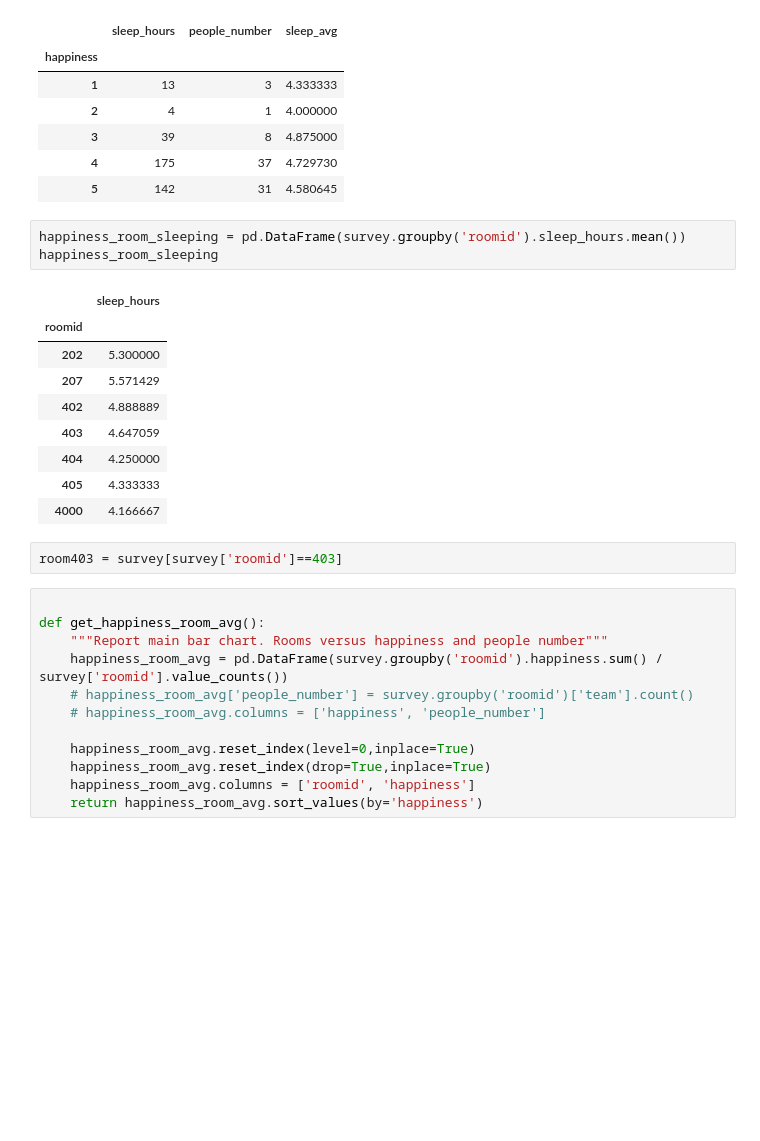
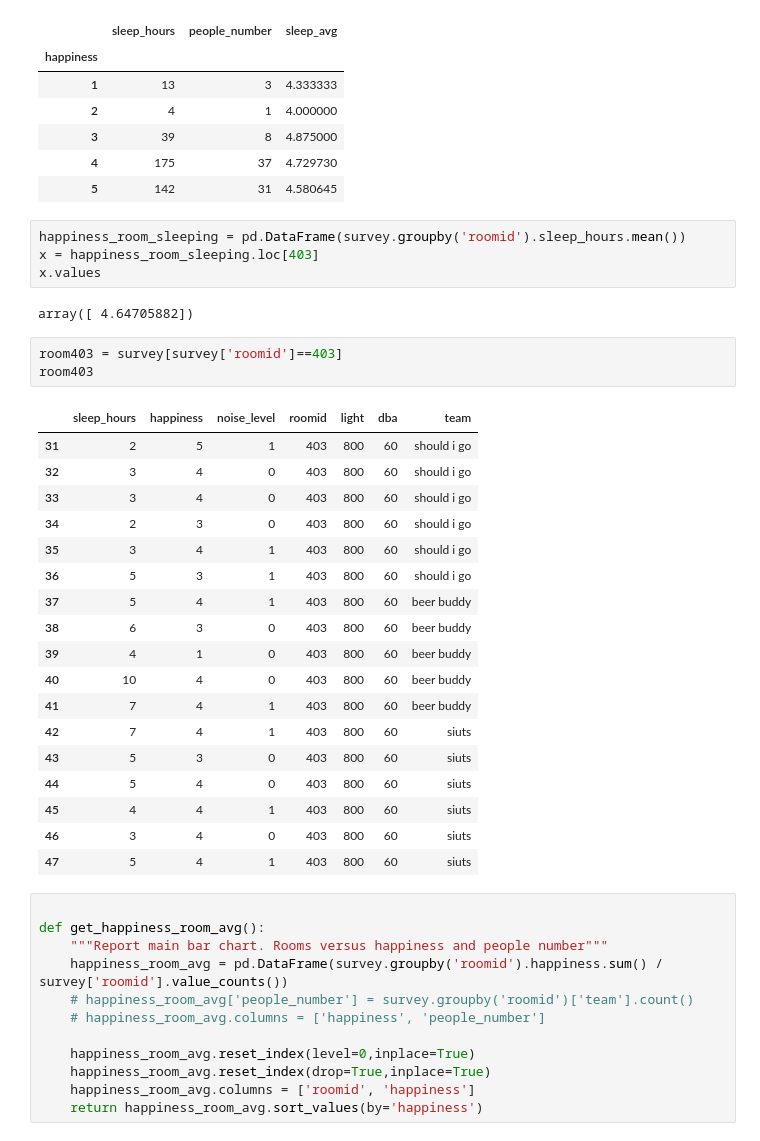
Before and after one commit to QQexe/officehealth, a Jupyter notebook: data/Untitled.ipynb, the cells around one changed output. Cells and saved outputs as stored; diff of their text form; blank space fills up the shorter version.

Commit message:
room details

```diff
--- a/data/Untitled.ipynb
+++ b/data/Untitled.ipynb
@@ -71,19 +71,32 @@ sleep_hours
 | 5 | 142 | 31 | 4.580645 |
 # %%
 happiness_room_sleeping = pd.DataFrame(survey.groupby('roomid').sleep_hours.mean())
-happiness_room_sleeping
+x = happiness_room_sleeping.loc[403]
+x.values
 # %% [output]
-|  | sleep_hours |
-| roomid |  |
-| 202 | 5.300000 |
-| 207 | 5.571429 |
-| 402 | 4.888889 |
-| 403 | 4.647059 |
-| 404 | 4.250000 |
-| 405 | 4.333333 |
-| 4000 | 4.166667 |
+array([ 4.64705882])
 # %%
 room403 = survey[survey['roomid']==403]
+room403
+# %% [output]
+|  | sleep_hours | happiness | noise_level | roomid | light | dba | team |
+| 31 | 2 | 5 | 1 | 403 | 800 | 60 | should i go |
+| 32 | 3 | 4 | 0 | 403 | 800 | 60 | should i go |
+| 33 | 3 | 4 | 0 | 403 | 800 | 60 | should i go |
+| 34 | 2 | 3 | 0 | 403 | 800 | 60 | should i go |
+| 35 | 3 | 4 | 1 | 403 | 800 | 60 | should i go |
+| 36 | 5 | 3 | 1 | 403 | 800 | 60 | should i go |
+| 37 | 5 | 4 | 1 | 403 | 800 | 60 | beer buddy |
+| 38 | 6 | 3 | 0 | 403 | 800 | 60 | beer buddy |
+| 39 | 4 | 1 | 0 | 403 | 800 | 60 | beer buddy |
+| 40 | 10 | 4 | 0 | 403 | 800 | 60 | beer buddy |
+| 41 | 7 | 4 | 1 | 403 | 800 | 60 | beer buddy |
+| 42 | 7 | 4 | 1 | 403 | 800 | 60 | siuts |
+| 43 | 5 | 3 | 0 | 403 | 800 | 60 | siuts |
+| 44 | 5 | 4 | 0 | 403 | 800 | 60 | siuts |
+| 45 | 4 | 4 | 1 | 403 | 800 | 60 | siuts |
+| 46 | 3 | 4 | 0 | 403 | 800 | 60 | siuts |
+| 47 | 5 | 4 | 1 | 403 | 800 | 60 | siuts |
 # %%
 
 def get_happiness_room_avg():
```
Also changed, not shown: parts of 6 cells of this notebook, 8 other files.
